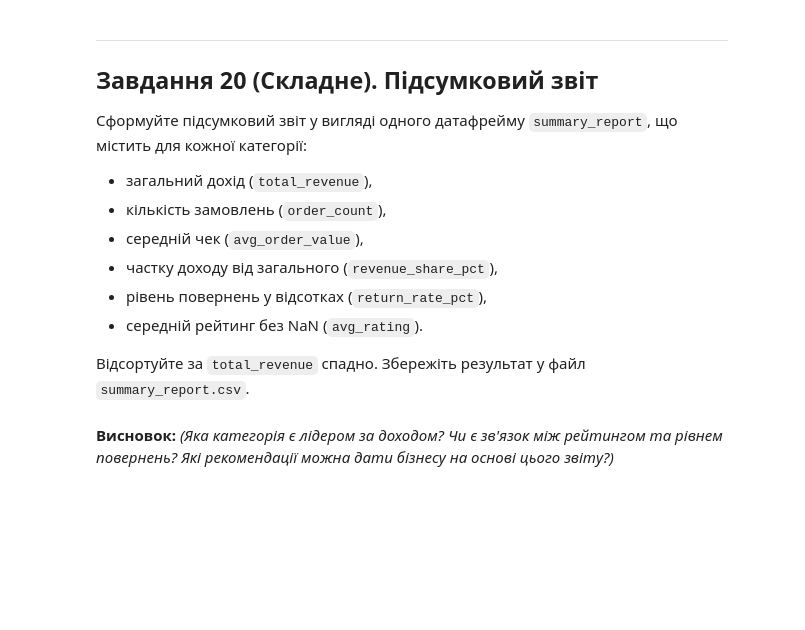
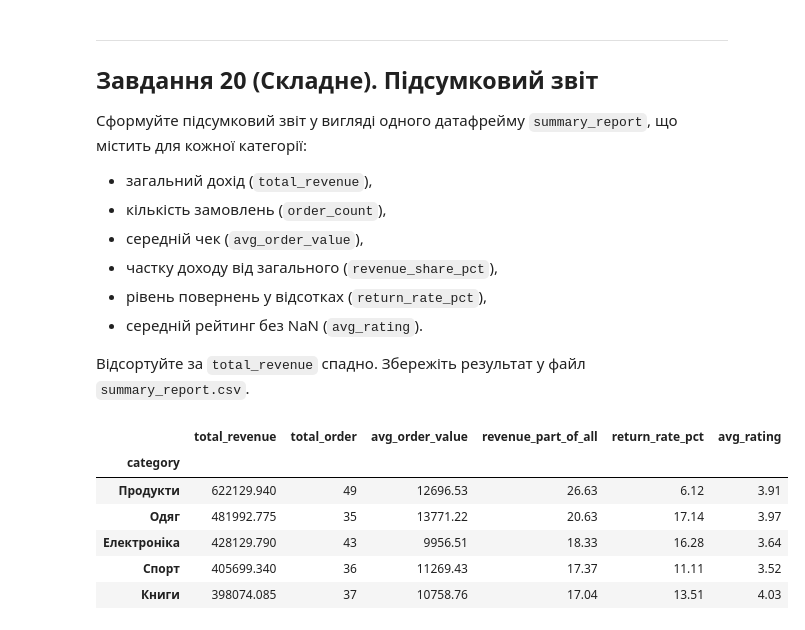
Before and after one commit to T-Svitlichna/DTA_Python, a Jupyter notebook: HomeWork/20_pandas_tasks_beginners_DTA.ipynb, the cells around one changed output. Drawn from its saved outputs; the diff is of its cells as text; code cells hidden in the pictures; blank space fills up the shorter version.

```diff
--- a/HomeWork/20_pandas_tasks_beginners_DTA.ipynb
+++ b/HomeWork/20_pandas_tasks_beginners_DTA.ipynb
@@ -735,2 +747,21 @@ date
-# %% [markdown]
-**Висновок:** *(Яка категорія є лідером за доходом? Чи є зв'язок між рейтингом та рівнем повернень? Які рекомендації можна дати бізнесу на основі цього звіту?)*
+# %%
+# Ваш код тут
+summary_report = pd.DataFrame({
+    "total_revenue": df.groupby("category")["total"].sum(),
+    "total_order": df.groupby("category")["order_id"].count(),
+    "avg_order_value": df.groupby("category")["total"].mean().round(2),
+    "revenue_part_of_all": (df.groupby("category")["total"].sum() / df["total"].sum() * 100).round(2),
+    "return_rate_pct": (df.groupby("category")["is_returned"].mean() * 100).round(2),
+    "avg_rating": df.groupby("category")["rating"].mean().round(2)# NaN-ignor
+})
+summary_report = summary_report.sort_values(by="total_revenue", ascending=False)
+summary_report.to_csv("sammary_report_pandas.csv")
+display(summary_report)
+# %% [output]
+|  | total_revenue | total_order | avg_order_value | revenue_part_of_all | return_rate_pct | avg_rating |
+| category |  |  |  |  |  |  |
+| Продукти | 622129.940 | 49 | 12696.53 | 26.63 | 6.12 | 3.91 |
+| Одяг | 481992.775 | 35 | 13771.22 | 20.63 | 17.14 | 3.97 |
+| Електроніка | 428129.790 | 43 | 9956.51 | 18.33 | 16.28 | 3.64 |
+| Спорт | 405699.340 | 36 | 11269.43 | 17.37 | 11.11 | 3.52 |
+| Книги | 398074.085 | 37 | 10758.76 | 17.04 | 13.51 | 4.03 |
```
Also changed, not shown: parts of 12 cells of this notebook.
